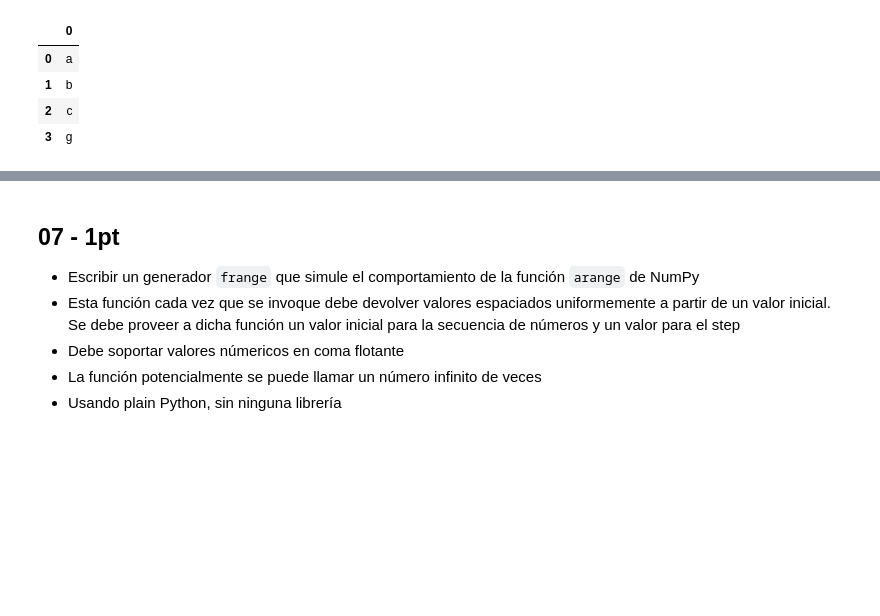
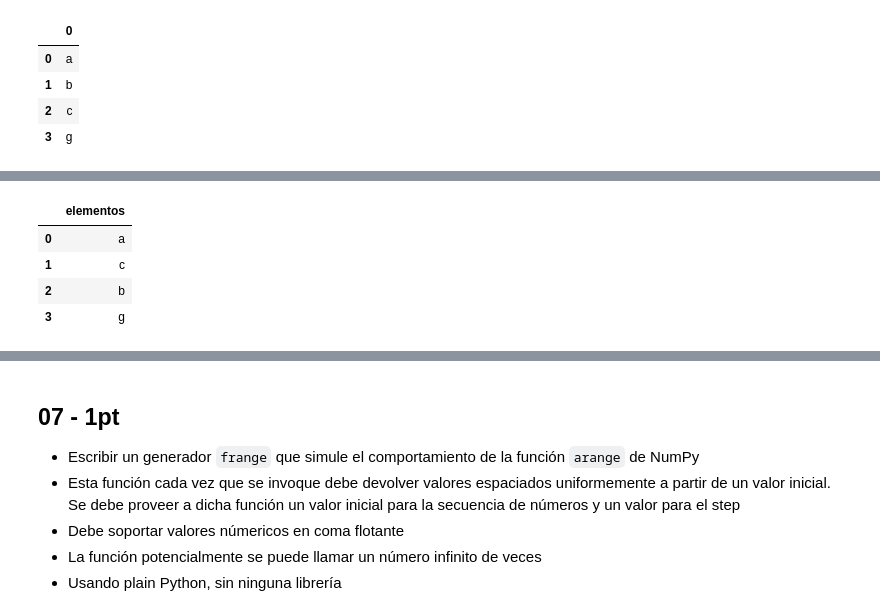
Before and after one commit to MerakiDevJP/machine1_23062026nocturno, a Jupyter notebook: Exam_Demo.ipynb, the cells around one changed output, grey strips where cells are left out. Drawn from its saved outputs; the diff is of its cells as text; code cells hidden in the pictures; blank space fills up the shorter version.

```diff
--- a/Exam_Demo.ipynb
+++ b/Exam_Demo.ipynb
@@ -336,8 +443,17 @@ def remove_duplicates(lista):
 # %%
 def remove_duplicates(lista):
   noduplis=list(set(lista))
   df=frame=pd.DataFrame(noduplis, columns=['elementos'])
   return df
+
+resultado=remove_duplicates(serie)
+display(resultado)
+# %% [output]
+|  | elementos |
+| 0 | a |
+| 1 | c |
+| 2 | b |
+| 3 | g |
 # %%
 def remove_duplicates(lista):
   unicos = list(dict.fromkeys(lista))
```
Also changed, not shown: parts of 13 cells of this notebook, 2 other files.
